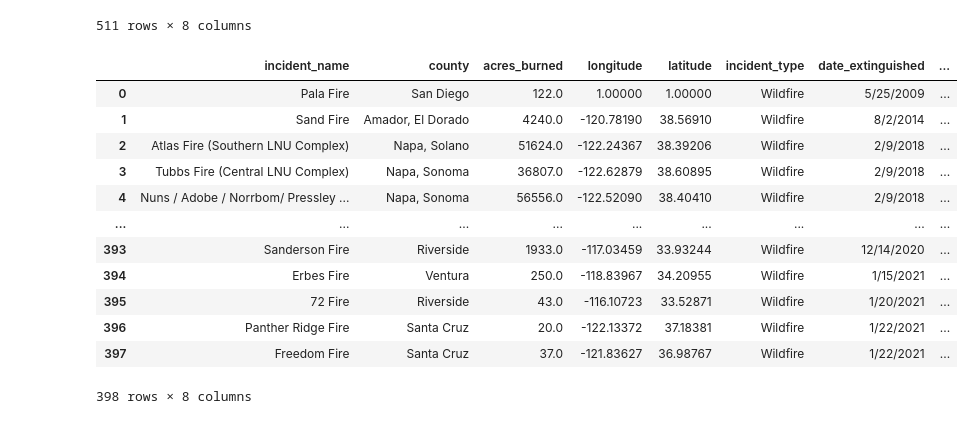
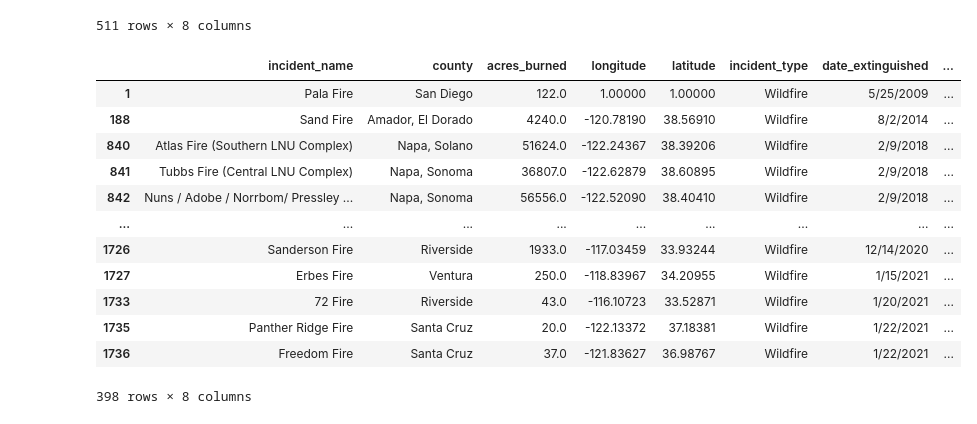
Before and after one commit to kehull/Project-2, a Jupyter notebook: Project_2.ipynb, the cells around one changed output. Saved outputs shown, nothing was run; the diff lists cells and outputs as text; code cells hidden in the pictures.

```diff
--- a/Project_2.ipynb
+++ b/Project_2.ipynb
@@ -62,19 +62,18 @@ clean_data_df
 # %%
 #drop rows with missing information
 clean_data_df = clean_data_df.dropna(how='any')
-clean_data_df = clean_data_df.reset_index(drop=True)
 clean_data_df
 # %% [output]
 |  | incident_name | county | acres_burned | longitude | latitude | incident_type | date_extinguished | ... |
-| 0 | Pala Fire | San Diego | 122.0 | 1.00000 | 1.00000 | Wildfire | 5/25/2009 | ... |
-| 1 | Sand Fire | Amador, El Dorado | 4240.0 | -120.78190 | 38.56910 | Wildfire | 8/2/2014 | ... |
-| 2 | Atlas Fire (Southern LNU Complex) | Napa, Solano | 51624.0 | -122.24367 | 38.39206 | Wildfire | 2/9/2018 | ... |
-| 3 | Tubbs Fire (Central LNU Complex) | Napa, Sonoma | 36807.0 | -122.62879 | 38.60895 | Wildfire | 2/9/2018 | ... |
-| 4 | Nuns / Adobe / Norrbom/ Pressley ... | Napa, Sonoma | 56556.0 | -122.52090 | 38.40410 | Wildfire | 2/9/2018 | ... |
+| 1 | Pala Fire | San Diego | 122.0 | 1.00000 | 1.00000 | Wildfire | 5/25/2009 | ... |
+| 188 | Sand Fire | Amador, El Dorado | 4240.0 | -120.78190 | 38.56910 | Wildfire | 8/2/2014 | ... |
+| 840 | Atlas Fire (Southern LNU Complex) | Napa, Solano | 51624.0 | -122.24367 | 38.39206 | Wildfire | 2/9/2018 | ... |
+| 841 | Tubbs Fire (Central LNU Complex) | Napa, Sonoma | 36807.0 | -122.62879 | 38.60895 | Wildfire | 2/9/2018 | ... |
+| 842 | Nuns / Adobe / Norrbom/ Pressley ... | Napa, Sonoma | 56556.0 | -122.52090 | 38.40410 | Wildfire | 2/9/2018 | ... |
 | ... | ... | ... | ... | ... | ... | ... | ... | ... |
-| 393 | Sanderson Fire | Riverside | 1933.0 | -117.03459 | 33.93244 | Wildfire | 12/14/2020 | ... |
-| 394 | Erbes Fire | Ventura | 250.0 | -118.83967 | 34.20955 | Wildfire | 1/15/2021 | ... |
-| 395 | 72 Fire | Riverside | 43.0 | -116.10723 | 33.52871 | Wildfire | 1/20/2021 | ... |
-| 396 | Panther Ridge Fire | Santa Cruz | 20.0 | -122.13372 | 37.18381 | Wildfire | 1/22/2021 | ... |
-| 397 | Freedom Fire | Santa Cruz | 37.0 | -121.83627 | 36.98767 | Wildfire | 1/22/2021 | ... |
+| 1726 | Sanderson Fire | Riverside | 1933.0 | -117.03459 | 33.93244 | Wildfire | 12/14/2020 | ... |
+| 1727 | Erbes Fire | Ventura | 250.0 | -118.83967 | 34.20955 | Wildfire | 1/15/2021 | ... |
+| 1733 | 72 Fire | Riverside | 43.0 | -116.10723 | 33.52871 | Wildfire | 1/20/2021 | ... |
+| 1735 | Panther Ridge Fire | Santa Cruz | 20.0 | -122.13372 | 37.18381 | Wildfire | 1/22/2021 | ... |
+| 1736 | Freedom Fire | Santa Cruz | 37.0 | -121.83627 | 36.98767 | Wildfire | 1/22/2021 | ... |
 398 rows × 8 columns
```
Also changed, not shown: parts of 3 cells of this notebook, 4 other files.
